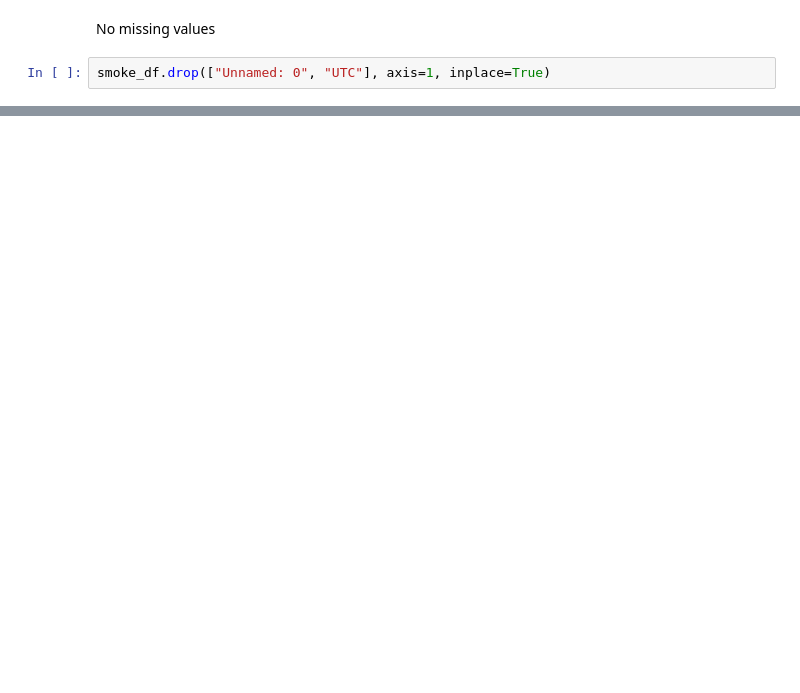
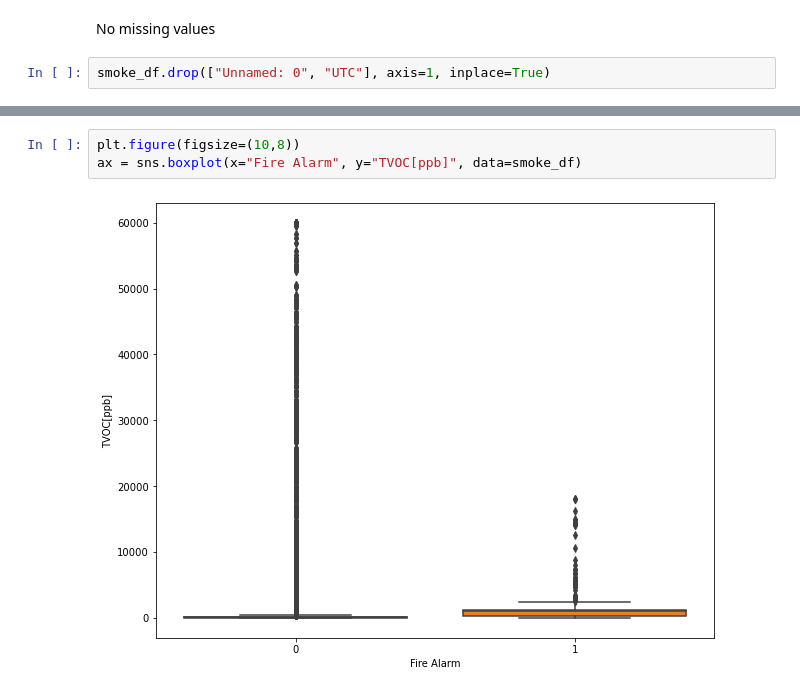
Before and after one commit to CassieCcL/Smoke-Detection, a Jupyter notebook: Smoke-Detection.ipynb, the cells around one changed output, grey strips where cells are left out. Saved outputs shown, nothing was run; the diff lists cells and outputs as text; blank space fills up the shorter version.

```diff
--- a/Smoke-Detection.ipynb
+++ b/Smoke-Detection.ipynb
@@ -86,0 +102,5 @@ smoke_df.drop(["Unnamed: 0", "UTC"], axis=1, inplace=True)
+# %%
+plt.figure(figsize=(10,8))
+ax = sns.boxplot(x="Fire Alarm", y="TVOC[ppb]", data=smoke_df)
+# %% [output]
+[figure, added]
```
Also changed, not shown: parts of 25 cells of this notebook, 1 other file.
